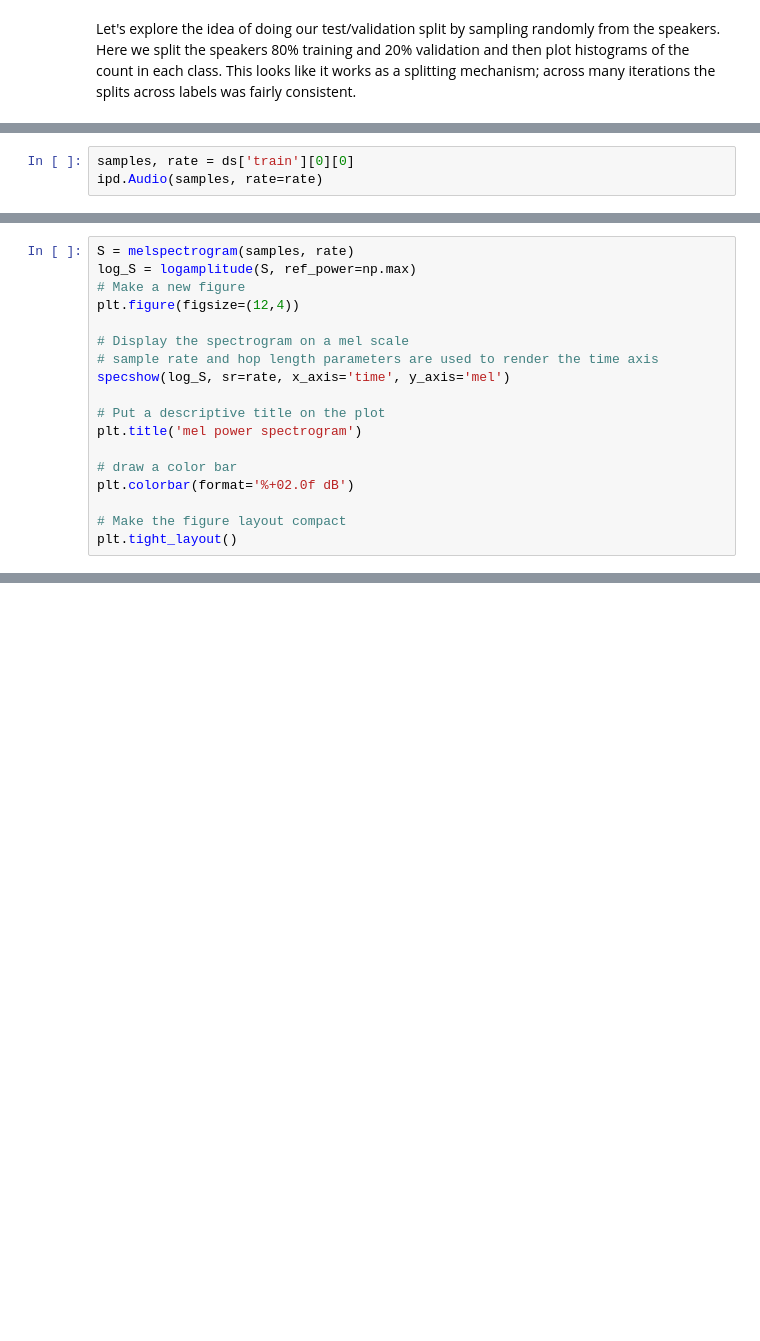
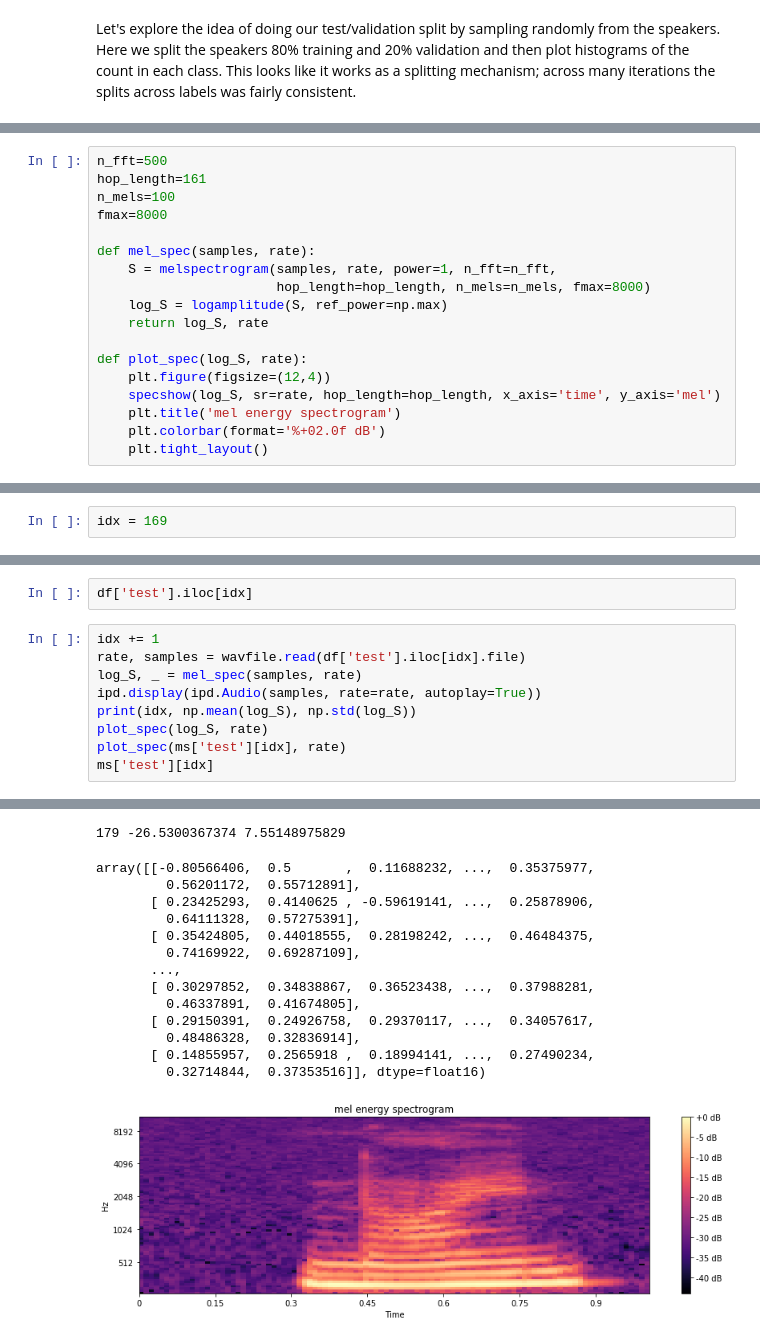
Before and after one commit to CalebEverett/speech-competition, a Jupyter notebook: speech-comp.ipynb, the cells around one changed output, grey strips where cells are left out. Drawn from its saved outputs; the diff is of its cells as text; blank space fills up the shorter version.

```diff
--- a/speech-comp.ipynb
+++ b/speech-comp.ipynb
@@ -197,3 +210,0 @@ samples_hist(sorted(df['train_all'][df['train_all'].speaker.isin(val)]
-# %%
-samples, rate = ds['train'][0][0]
-ipd.Audio(samples, rate=rate)
@@ -202,18 +221,18 @@ ipd.Audio(samples, rate=rate)
 # %%
-S = melspectrogram(samples, rate)
-log_S = logamplitude(S, ref_power=np.max)
-# Make a new figure
-plt.figure(figsize=(12,4))
+n_fft=500
+hop_length=161
+n_mels=100
+fmax=8000
 
-# Display the spectrogram on a mel scale
-# sample rate and hop length parameters are used to render the time axis
-specshow(log_S, sr=rate, x_axis='time', y_axis='mel')
+def mel_spec(samples, rate):
+    S = melspectrogram(samples, rate, power=1, n_fft=n_fft,
+                       hop_length=hop_length, n_mels=n_mels, fmax=8000)
+    log_S = logamplitude(S, ref_power=np.max)
+    return log_S, rate
 
-# Put a descriptive title on the plot
-plt.title('mel power spectrogram')
-
-# draw a color bar
-plt.colorbar(format='%+02.0f dB')
-
-# Make the figure layout compact
-plt.tight_layout()
+def plot_spec(log_S, rate):
+    plt.figure(figsize=(12,4))
+    specshow(log_S, sr=rate, hop_length=hop_length, x_axis='time', y_axis='mel')
+    plt.title('mel energy spectrogram')
+    plt.colorbar(format='%+02.0f dB')
+    plt.tight_layout()
@@ -225,0 +239,2 @@ S.shape
+# %%
+idx = 169
@@ -225,0 +248,12 @@ S.shape
+# %%
+df['test'].iloc[idx]
+# %%
+idx += 1
+rate, samples = wavfile.read(df['test'].iloc[idx].file)
+log_S, _ = mel_spec(samples, rate)
+ipd.display(ipd.Audio(samples, rate=rate, autoplay=True))
+print(idx, np.mean(log_S), np.std(log_S))
+plot_spec(log_S, rate)
+plot_spec(ms['test'][idx], rate)
+ms['test'][idx]
+# %% [output]
@@ -225,0 +261,15 @@ S.shape
+179 -26.5300367374 7.55148975829
+array([[-0.80566406,  0.5       ,  0.11688232, ...,  0.35375977,
+         0.56201172,  0.55712891],
+       [ 0.23425293,  0.4140625 , -0.59619141, ...,  0.25878906,
+         0.64111328,  0.57275391],
+       [ 0.35424805,  0.44018555,  0.28198242, ...,  0.46484375,
+         0.74169922,  0.69287109],
+       ...,
+       [ 0.30297852,  0.34838867,  0.36523438, ...,  0.37988281,
+         0.46337891,  0.41674805],
+       [ 0.29150391,  0.24926758,  0.29370117, ...,  0.34057617,
+         0.48486328,  0.32836914],
+       [ 0.14855957,  0.2565918 ,  0.18994141, ...,  0.27490234,
+         0.32714844,  0.37353516]], dtype=float16)
+[figure, added]
```
Also changed, not shown: parts of 37 cells of this notebook, 3 other files.
